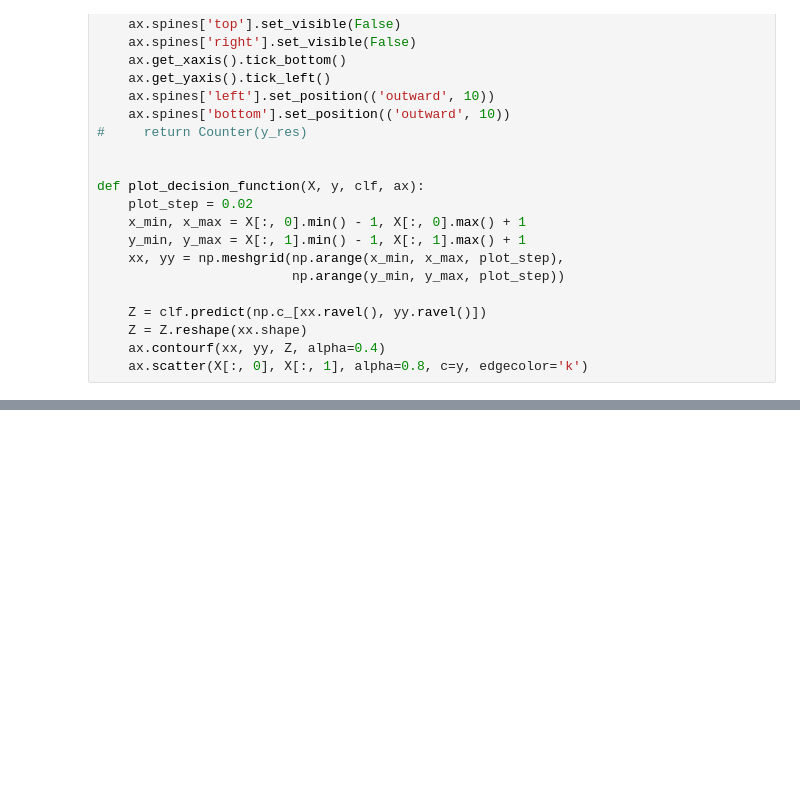
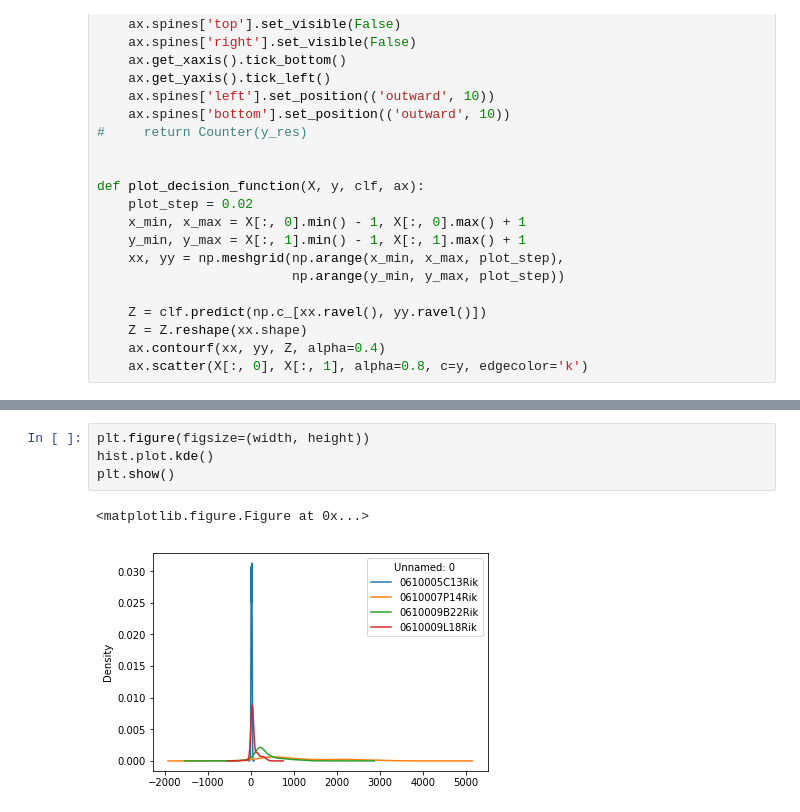
Before and after one commit to MarShin/single-cell_RNA, a Jupyter notebook: bootstrap-data.ipynb, the cells around one changed output, grey strips where cells are left out. Saved outputs shown, nothing was run; the diff lists cells and outputs as text; blank space fills up the shorter version.

```diff
--- a/bootstrap-data.ipynb
+++ b/bootstrap-data.ipynb
@@ -267,0 +257,7 @@ np.save('data/y_multiplied',y_multiplied)
+# %%
+plt.figure(figsize=(width, height))
+hist.plot.kde()
+plt.show()
+# %% [output]
+<matplotlib.figure.Figure at 0x...>
+[figure, added]
```
Also changed, not shown: parts of 14 cells of this notebook, 4 other files.
